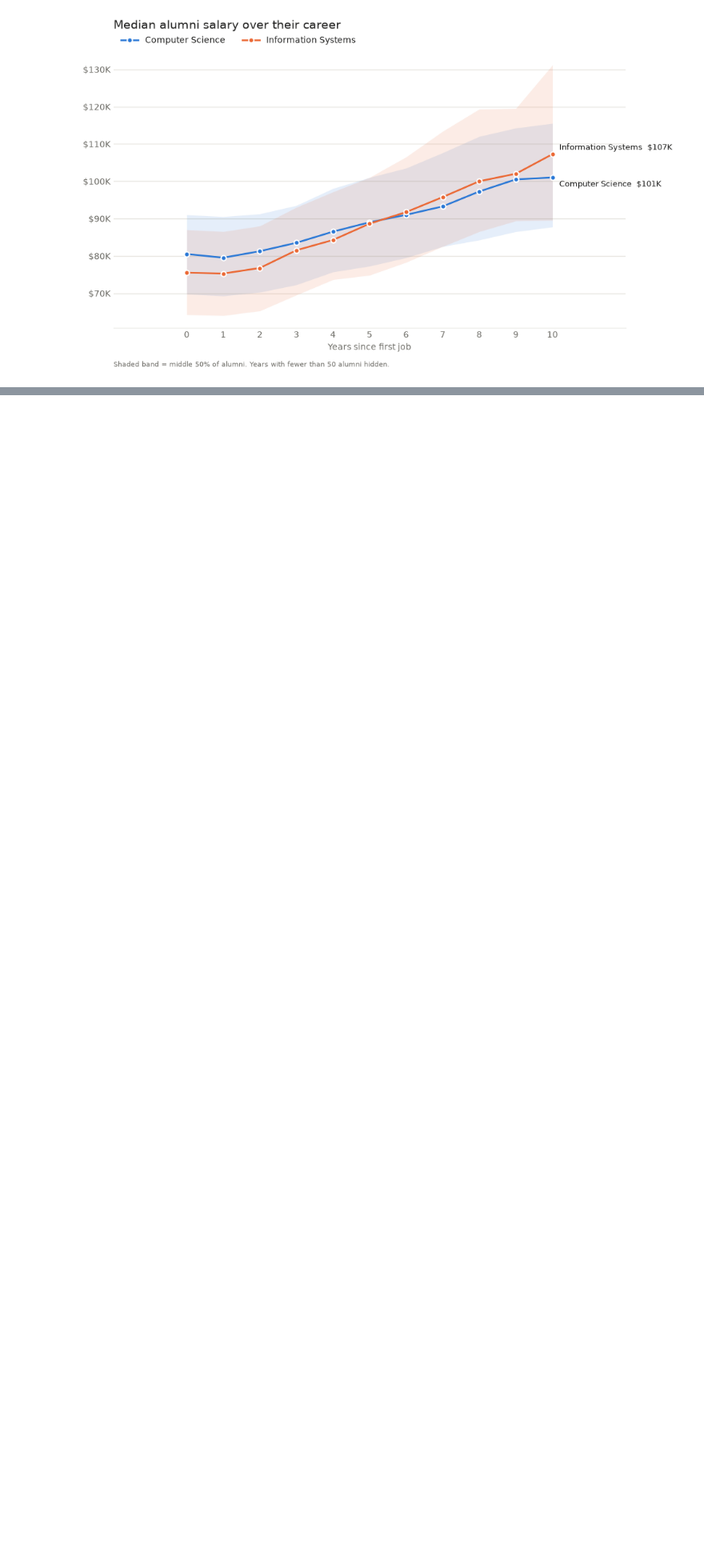
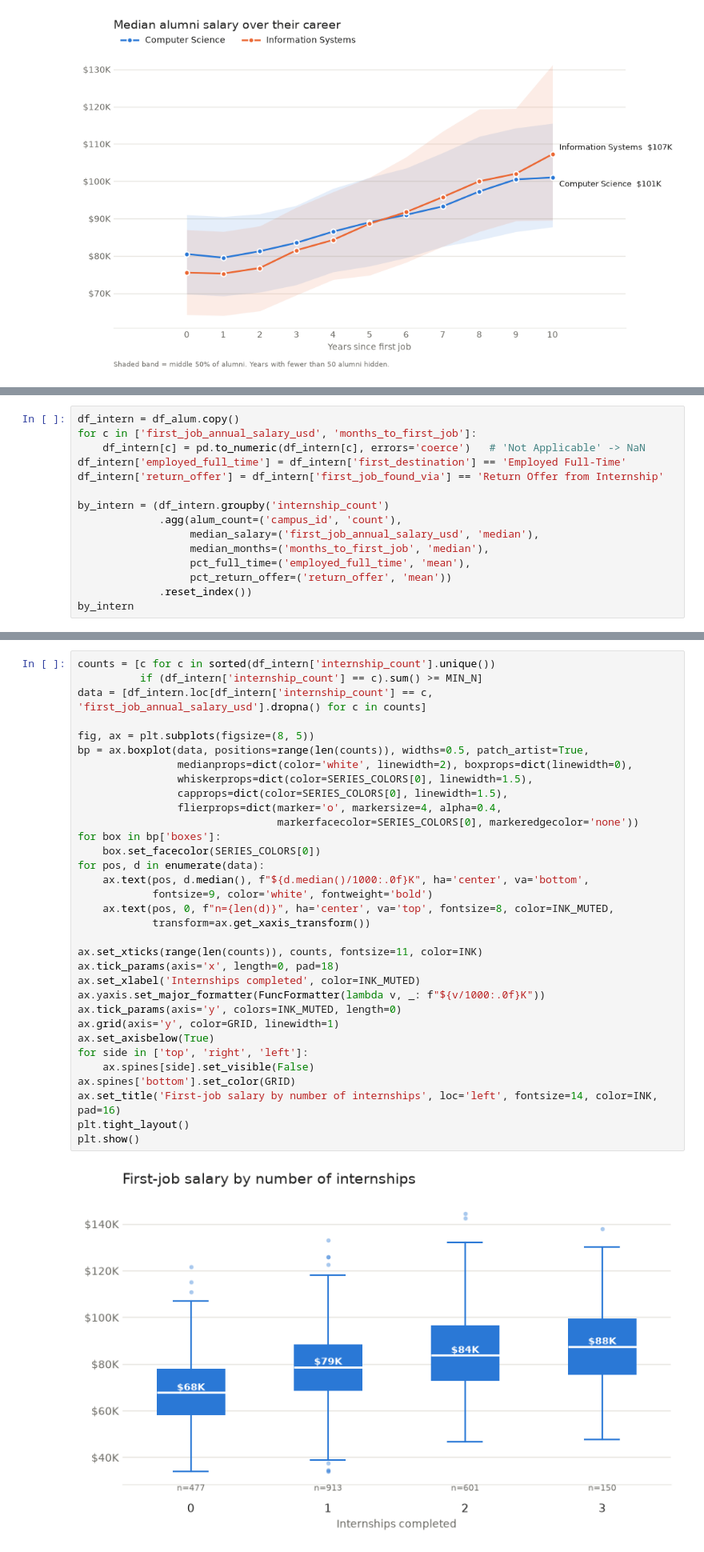
Before and after one commit to WestphalianFresco/TSWhackUMBC, a Jupyter notebook: dataset_analysis.ipynb, the cells around one changed output, grey strips where cells are left out. Shown at 80% size. Drawn from its saved outputs; the diff is of its cells as text; blank space fills up the shorter version.

Commit message:
added visualizations of internship data

```diff
--- a/dataset_analysis.ipynb
+++ b/dataset_analysis.ipynb
@@ -230,0 +250,15 @@ This idea of similar salaries is further shown in the above chart, where the med
+# %%
+df_intern = df_alum.copy()
+for c in ['first_job_annual_salary_usd', 'months_to_first_job']:
+    df_intern[c] = pd.to_numeric(df_intern[c], errors='coerce')   # 'Not Applicable' -> NaN
+df_intern['employed_full_time'] = df_intern['first_destination'] == 'Employed Full-Time'
+df_intern['return_offer'] = df_intern['first_job_found_via'] == 'Return Offer from Internship'
+
+by_intern = (df_intern.groupby('internship_count')
+             .agg(alum_count=('campus_id', 'count'),
+                  median_salary=('first_job_annual_salary_usd', 'median'),
+                  median_months=('months_to_first_job', 'median'),
+                  pct_full_time=('employed_full_time', 'mean'),
+                  pct_return_offer=('return_offer', 'mean'))
+             .reset_index())
+by_intern
@@ -230,0 +272,35 @@ This idea of similar salaries is further shown in the above chart, where the med
+# %%
+counts = [c for c in sorted(df_intern['internship_count'].unique())
+          if (df_intern['internship_count'] == c).sum() >= MIN_N]
+data = [df_intern.loc[df_intern['internship_count'] == c, 'first_job_annual_salary_usd'].dropna() for c in counts]
+
+fig, ax = plt.subplots(figsize=(8, 5))
+bp = ax.boxplot(data, positions=range(len(counts)), widths=0.5, patch_artist=True,
+                medianprops=dict(color='white', linewidth=2), boxprops=dict(linewidth=0),
+                whiskerprops=dict(color=SERIES_COLORS[0], linewidth=1.5),
+                capprops=dict(color=SERIES_COLORS[0], linewidth=1.5),
+                flierprops=dict(marker='o', markersize=4, alpha=0.4,
+                                markerfacecolor=SERIES_COLORS[0], markeredgecolor='none'))
+for box in bp['boxes']:
+    box.set_facecolor(SERIES_COLORS[0])
+for pos, d in enumerate(data):
+    ax.text(pos, d.median(), f"${d.median()/1000:.0f}K", ha='center', va='bottom',
+            fontsize=9, color='white', fontweight='bold')
+    ax.text(pos, 0, f"n={len(d)}", ha='center', va='top', fontsize=8, color=INK_MUTED,
+            transform=ax.get_xaxis_transform())
+
+ax.set_xticks(range(len(counts)), counts, fontsize=11, color=INK)
+ax.tick_params(axis='x', length=0, pad=18)
+ax.set_xlabel('Internships completed', color=INK_MUTED)
+ax.yaxis.set_major_formatter(FuncFormatter(lambda v, _: f"${v/1000:.0f}K"))
+ax.tick_params(axis='y', colors=INK_MUTED, length=0)
+ax.grid(axis='y', color=GRID, linewidth=1)
+ax.set_axisbelow(True)
+for side in ['top', 'right', 'left']:
+    ax.spines[side].set_visible(False)
+ax.spines['bottom'].set_color(GRID)
+ax.set_title('First-job salary by number of internships', loc='left', fontsize=14, color=INK, pad=16)
+plt.tight_layout()
+plt.show()
+# %% [output]
+[figure, added]
```
Also changed, not shown: parts of 13 cells of this notebook.
